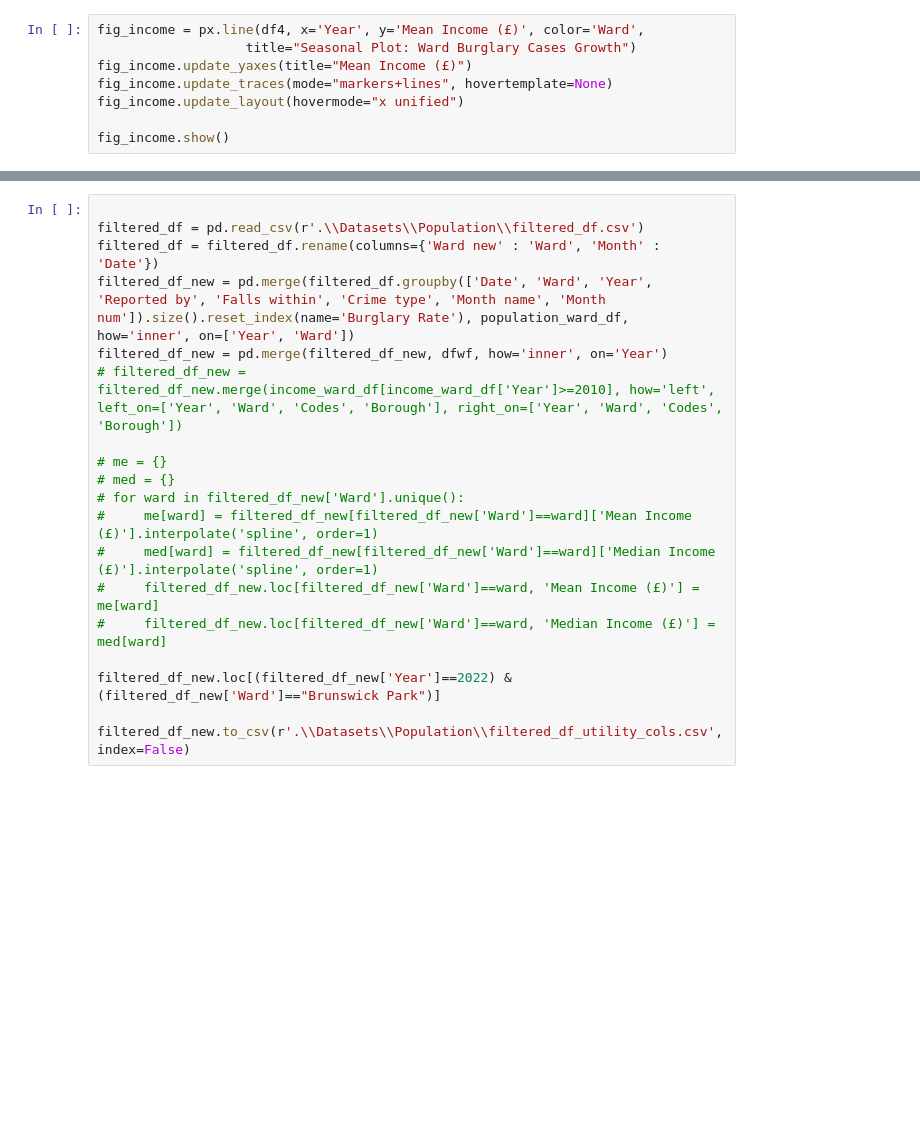
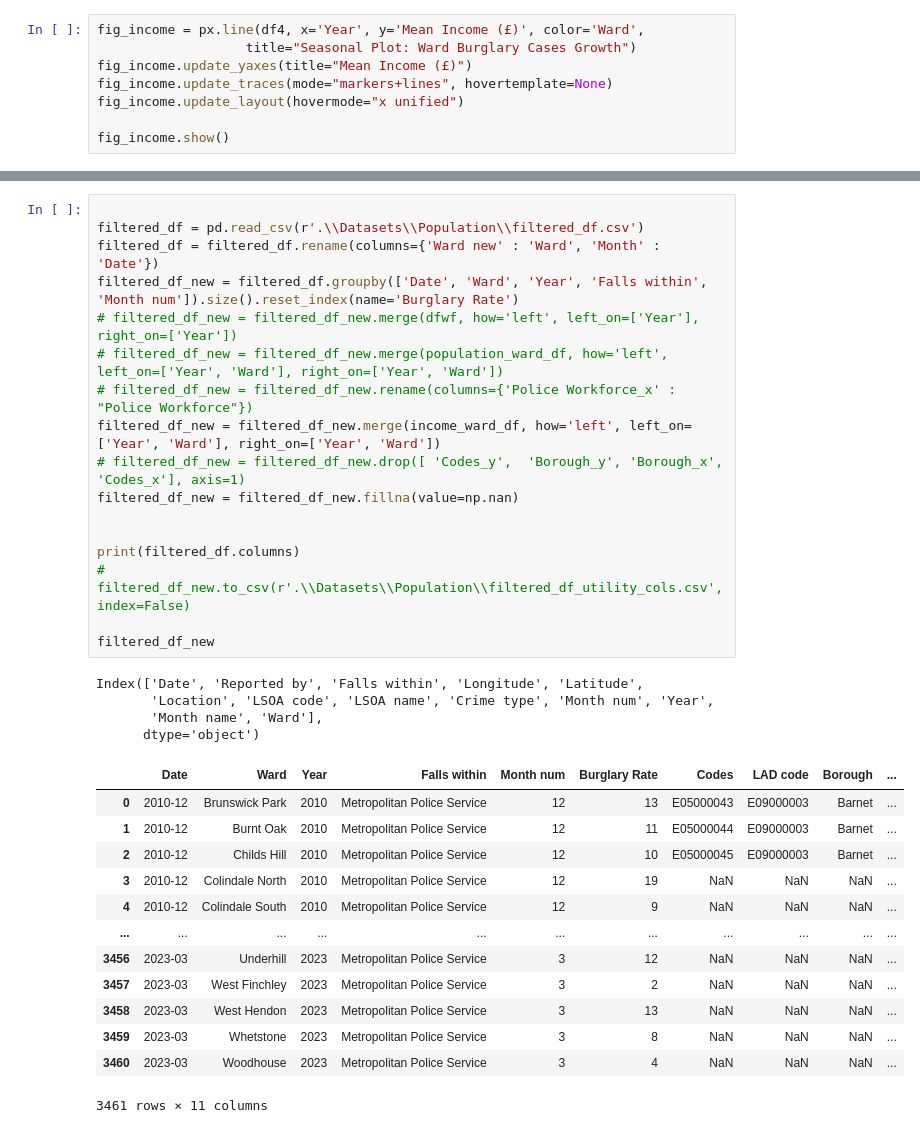
Before and after one commit to isavgt/JBG050-group11, a Jupyter notebook: datasetsexploration.ipynb, the cells around one changed output, grey strips where cells are left out. Cells and saved outputs as stored; diff of their text form; blank space fills up the shorter version.

```diff
--- a/datasetsexploration.ipynb
+++ b/datasetsexploration.ipynb
@@ -651,19 +652,35 @@ fig_pcp.show()
 # %%
 
 filtered_df = pd.read_csv(r'.\\Datasets\\Population\\filtered_df.csv')
 filtered_df = filtered_df.rename(columns={'Ward new' : 'Ward', 'Month' : 'Date'})
-filtered_df_new = pd.merge(filtered_df.groupby(['Date', 'Ward', 'Year', 'Reported by', 'Falls within', 'Crime type', 'Month name', 'Month num']).size().reset_index(name='Burglary Rate'), population_ward_df, how='inner', on=['Year', 'Ward'])
-filtered_df_new = pd.merge(filtered_df_new, dfwf, how='inner', on='Year')
-# filtered_df_new = filtered_df_new.merge(income_ward_df[income_ward_df['Year']>=2010], how='left', left_on=['Year', 'Ward', 'Codes', 'Borough'], right_on=['Year', 'Ward', 'Codes', 'Borough'])
+filtered_df_new = filtered_df.groupby(['Date', 'Ward', 'Year', 'Falls within', 'Month num']).size().reset_index(name='Burglary Rate')
+# filtered_df_new = filtered_df_new.merge(dfwf, how='left', left_on=['Year'], right_on=['Year'])
+# filtered_df_new = filtered_df_new.merge(population_ward_df, how='left', left_on=['Year', 'Ward'], right_on=['Year', 'Ward'])
+# filtered_df_new = filtered_df_new.rename(columns={'Police Workforce_x' : "Police Workforce"})
+filtered_df_new = filtered_df_new.merge(income_ward_df, how='left', left_on=['Year', 'Ward'], right_on=['Year', 'Ward'])
+# filtered_df_new = filtered_df_new.drop([ 'Codes_y',  'Borough_y', 'Borough_x', 'Codes_x'], axis=1)
+filtered_df_new = filtered_df_new.fillna(value=np.nan)
 
-# me = {}
-# med = {}
-# for ward in filtered_df_new['Ward'].unique():
-#     me[ward] = filtered_df_new[filtered_df_new['Ward']==ward]['Mean Income (£)'].interpolate('spline', order=1)
-#     med[ward] = filtered_df_new[filtered_df_new['Ward']==ward]['Median Income (£)'].interpolate('spline', order=1)
-#     filtered_df_new.loc[filtered_df_new['Ward']==ward, 'Mean Income (£)'] = me[ward]
-#     filtered_df_new.loc[filtered_df_new['Ward']==ward, 'Median Income (£)'] = med[ward]
 
-filtered_df_new.loc[(filtered_df_new['Year']==2022) & (filtered_df_new['Ward']=="Brunswick Park")]
+print(filtered_df.columns)
+# filtered_df_new.to_csv(r'.\\Datasets\\Population\\filtered_df_utility_cols.csv', index=False)
 
-filtered_df_new.to_csv(r'.\\Datasets\\Population\\filtered_df_utility_cols.csv', index=False)
+filtered_df_new
+# %% [output]
+Index(['Date', 'Reported by', 'Falls within', 'Longitude', 'Latitude',
+       'Location', 'LSOA code', 'LSOA name', 'Crime type', 'Month num', 'Year',
+       'Month name', 'Ward'],
+      dtype='object')
+|  | Date | Ward | Year | Falls within | Month num | Burglary Rate | Codes | LAD code | Borough | ... |
+| 0 | 2010-12 | Brunswick Park | 2010 | Metropolitan Police Service | 12 | 13 | E05000043 | E09000003 | Barnet | ... |
+| 1 | 2010-12 | Burnt Oak | 2010 | Metropolitan Police Service | 12 | 11 | E05000044 | E09000003 | Barnet | ... |
+| 2 | 2010-12 | Childs Hill | 2010 | Metropolitan Police Service | 12 | 10 | E05000045 | E09000003 | Barnet | ... |
+| 3 | 2010-12 | Colindale North | 2010 | Metropolitan Police Service | 12 | 19 | NaN | NaN | NaN | ... |
+| 4 | 2010-12 | Colindale South | 2010 | Metropolitan Police Service | 12 | 9 | NaN | NaN | NaN | ... |
+| ... | ... | ... | ... | ... | ... | ... | ... | ... | ... | ... |
+| 3456 | 2023-03 | Underhill | 2023 | Metropolitan Police Service | 3 | 12 | NaN | NaN | NaN | ... |
+| 3457 | 2023-03 | West Finchley | 2023 | Metropolitan Police Service | 3 | 2 | NaN | NaN | NaN | ... |
+| 3458 | 2023-03 | West Hendon | 2023 | Metropolitan Police Service | 3 | 13 | NaN | NaN | NaN | ... |
+| 3459 | 2023-03 | Whetstone | 2023 | Metropolitan Police Service | 3 | 8 | NaN | NaN | NaN | ... |
+| 3460 | 2023-03 | Woodhouse | 2023 | Metropolitan Police Service | 3 | 4 | NaN | NaN | NaN | ... |
+3461 rows × 11 columns
```
Also changed, not shown: parts of 8 cells of this notebook.
